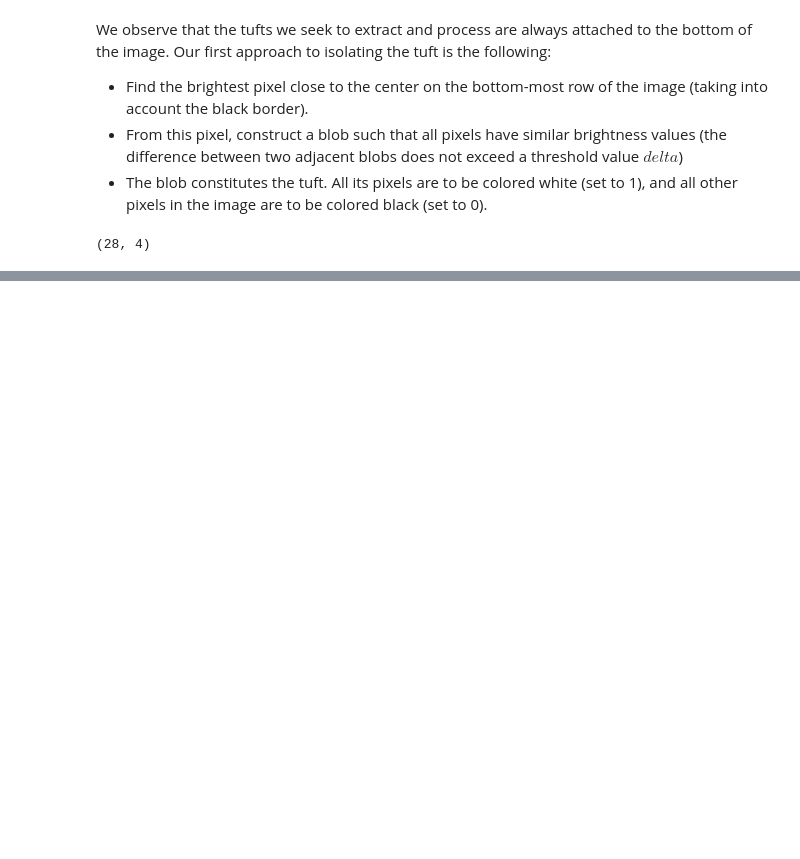
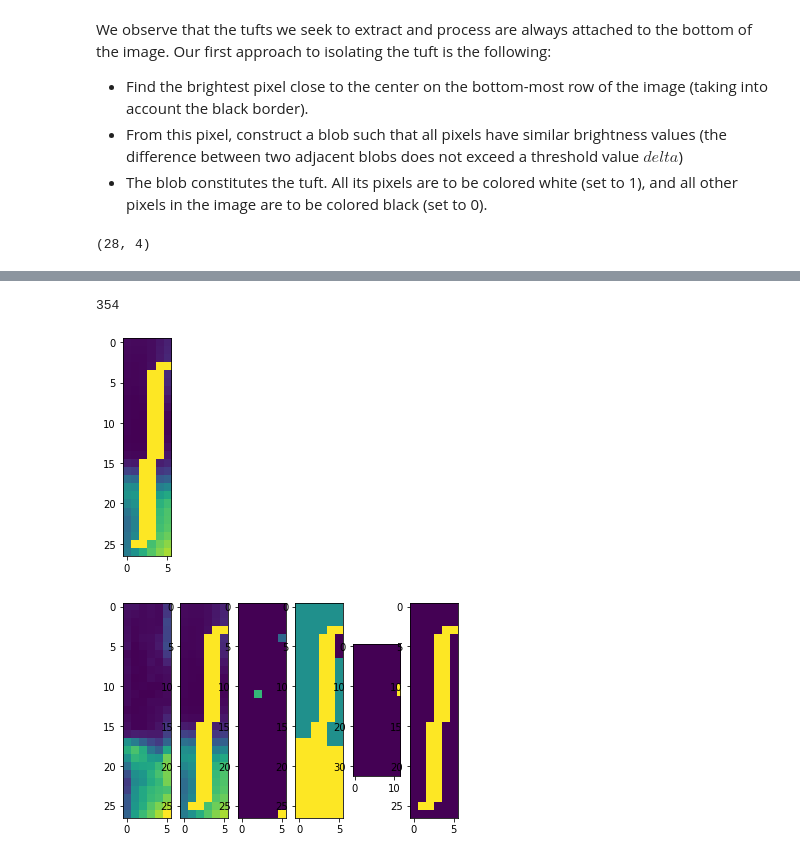
Before and after one commit to bitshrine/ml2-tufts, a Jupyter notebook: scripts/tuft_processing.ipynb, the cells around one changed output, grey strips where cells are left out. Drawn from its saved outputs; the diff is of its cells as text; code cells hidden in the pictures; blank space fills up the shorter version.

```diff
--- a/scripts/tuft_processing.ipynb
+++ b/scripts/tuft_processing.ipynb
@@ -109,12 +110,0 @@ plt.show()
-# %%
-def tuft_pipeline(img):
-    start_pixel = get_lower_brightest_pixel(img, 0.2)
-
-    main_blob = get_blob_pixels(img, start_pixel, pixel_is_similar, set())
-
-    idx = index_set(main_blob)
-
-    result_img = np.zeros(shape=img.shape)
-    result_img[idx] = 1
-
-    return result_img
@@ -142,0 +164,11 @@ plt.show()
+# %%
+from basic import separate
+
+def tuft_pipeline(img):
+
+    result_img = img.copy()
+
+    #separate(result_img, 0)
+    #result_img = np.log10(result_img, where=result_img != 0)
+
+    return get_tuft_blob(result_img)
@@ -142,0 +275,23 @@ plt.show()
+# %%
+import random as rand
+from basic import rescale_image
+
+
+tufts_df = load_df('im0009')
+#shapes = set()
+#for i, tuft in tufts_df.iterrows():
+#    shapes.add(np.array(tuft['tuft']).shape)
+
+i = rand.randint(0, len(tufts_df['tuft']) - 1)
+i = 354
+print(i)
+#i=497
+
+img = np.array(tufts_df.iloc[i]['tuft'])
+result_img = tuft_pipeline(img)
+
+# 101, 277, 300, 506, 244
+# %% [output]
+354
+[figure, added]
+[figure, added]
```
Also changed, not shown: parts of 12 cells of this notebook, 3 other files.
